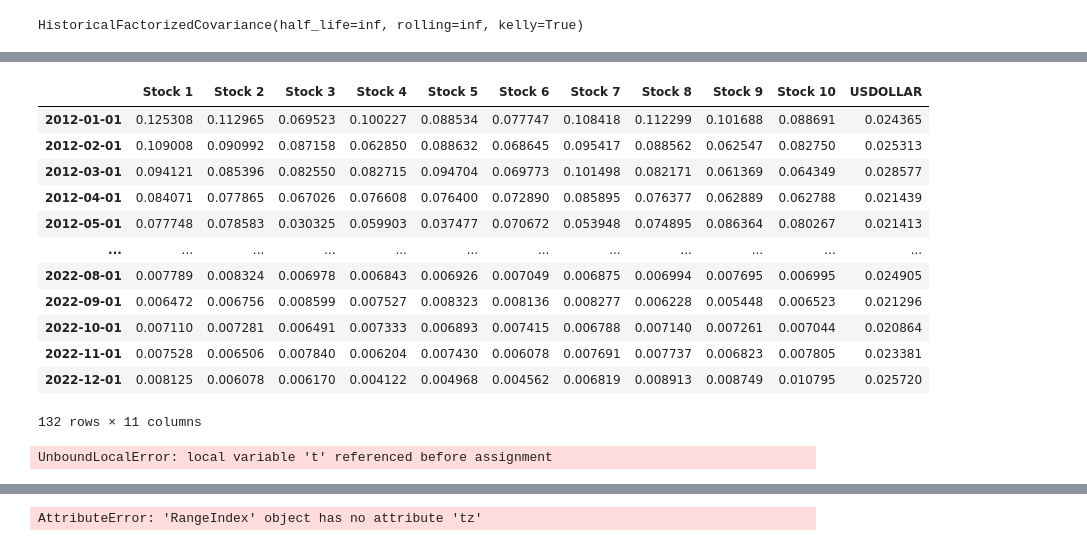
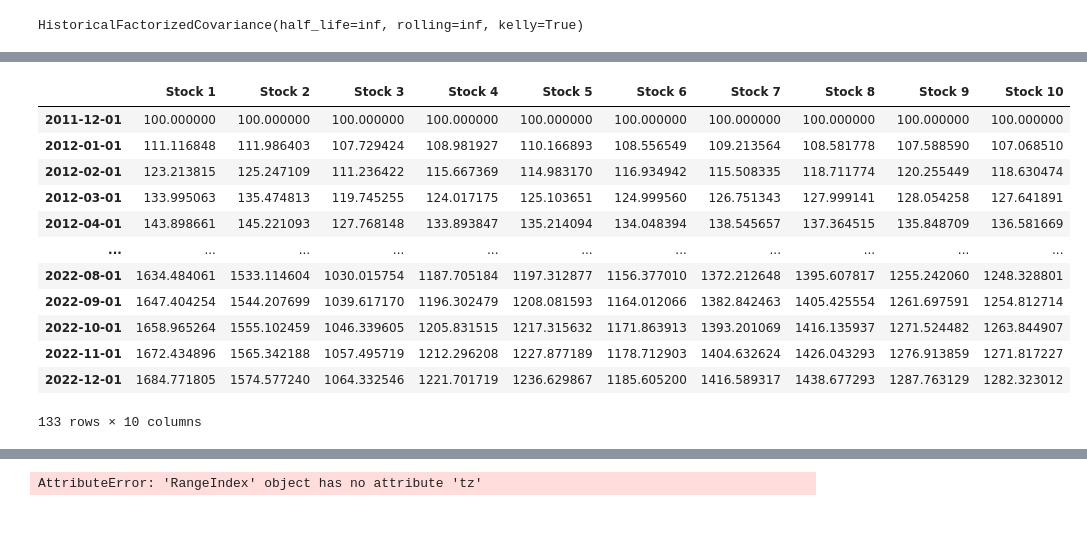
Before and after one commit to thomas-c-suman/ORIE5370Project, a Jupyter notebook: ORIE 5370 Final Project.ipynb, the cells around one changed output, grey strips where cells are left out. Saved outputs shown, nothing was run; the diff lists cells and outputs as text; code cells hidden in the pictures.

```diff
--- a/ORIE 5370 Final Project.ipynb
+++ b/ORIE 5370 Final Project.ipynb
@@ -12,7 +12,7 @@ cvx.forecast.HistoricalFactorizedCovariance()
 # %% [output]
 HistoricalFactorizedCovariance(half_life=inf, rolling=inf, kelly=True)
 # %%
-returns = [[100]*10]
+prices = [[100]*10]
 cov = np.array([[1., 0.19525643, 0.39917748, -0.39418553, -0.00707647, -0.67112039, 0.01641167, 0.51935931, 0.01156094, -0.12535449],
                     [0.19525643, 1., -0.07321996, -0.21788827, -0.18569623, 0.13150835, -0.60040443, -0.53314565, 0.05302451, -0.26636013],
                     [0.39917748, -0.07321996, 1., -0.15891728, 0.67221197, -0.31235951, 0.53347361, -0.0530431, -0.76791062, -0.45707164],
@@ -41,12 +41,14 @@ for i in range(132):
     # cov = cov * np.outer(var, var)
     bm = np.random.normal(0, 1, 10)
 
-    prices = mu*132 + bm @ cov
+    prices_temp = mu*132 + bm @ cov
 
-    returns.append(prices + returns[-1])
+    prices.append((prices_temp + prices[-1]).tolist())
 
 # returns = (np.array(returns[1:]) - np.array(returns[:-1]))/np.array(returns[:-1])
-returns = ((np.array(returns[1:]) - np.array(returns[:-1]))/np.array(returns[:-1])).T.tolist()
+returns = ((np.array(prices[1:]) - np.array(prices[:-1]))/np.array(prices[:-1])).T.tolist()
 returns.append(np.random.uniform(0.02, 0.03, 132))
 returns = np.array(returns)
 returns = returns.T
+prices = np.array(prices)
+volumes = prices*1000000
@@ -79,27 +65,41 @@ ret.index = datetime_list
 
 new_column_names = ['Stock ' + str(i + 1) for i in range(len(ret.columns) - 1)] + ['USDOLLAR']
 ret.columns = new_column_names
+
+
+price = pd.DataFrame(prices)
+volume = pd.DataFrame(volumes)
+
+datetime_list.insert(0, datetime.datetime(2011, 12, 1))
+price.index = datetime_list
+volume.index = datetime_list
+
+new_column_names = ['Stock ' + str(i + 1) for i in range(len(ret.columns) - 1)]
+price.columns = new_column_names
+volume.columns = new_column_names
 # %%
 ret
+price
+# volume
 # %% [output]
-|  | Stock 1 | Stock 2 | Stock 3 | Stock 4 | Stock 5 | Stock 6 | Stock 7 | Stock 8 | Stock 9 | Stock 10 | USDOLLAR |
-| 2012-01-01 | 0.125308 | 0.112965 | 0.069523 | 0.100227 | 0.088534 | 0.077747 | 0.108418 | 0.112299 | 0.101688 | 0.088691 | 0.024365 |
-| 2012-02-01 | 0.109008 | 0.090992 | 0.087158 | 0.062850 | 0.088632 | 0.068645 | 0.095417 | 0.088562 | 0.062547 | 0.082750 | 0.025313 |
-| 2012-03-01 | 0.094121 | 0.085396 | 0.082550 | 0.082715 | 0.094704 | 0.069773 | 0.101498 | 0.082171 | 0.061369 | 0.064349 | 0.028577 |
-| 2012-04-01 | 0.084071 | 0.077865 | 0.067026 | 0.076608 | 0.076400 | 0.072890 | 0.085895 | 0.076377 | 0.062889 | 0.062788 | 0.021439 |
-| 2012-05-01 | 0.077748 | 0.078583 | 0.030325 | 0.059903 | 0.037477 | 0.070672 | 0.053948 | 0.074895 | 0.086364 | 0.080267 | 0.021413 |
-| ... | ... | ... | ... | ... | ... | ... | ... | ... | ... | ... | ... |
-| 2022-08-01 | 0.007789 | 0.008324 | 0.006978 | 0.006843 | 0.006926 | 0.007049 | 0.006875 | 0.006994 | 0.007695 | 0.006995 | 0.024905 |
-| 2022-09-01 | 0.006472 | 0.006756 | 0.008599 | 0.007527 | 0.008323 | 0.008136 | 0.008277 | 0.006228 | 0.005448 | 0.006523 | 0.021296 |
-| 2022-10-01 | 0.007110 | 0.007281 | 0.006491 | 0.007333 | 0.006893 | 0.007415 | 0.006788 | 0.007140 | 0.007261 | 0.007044 | 0.020864 |
-| 2022-11-01 | 0.007528 | 0.006506 | 0.007840 | 0.006204 | 0.007430 | 0.006078 | 0.007691 | 0.007737 | 0.006823 | 0.007805 | 0.023381 |
-| 2022-12-01 | 0.008125 | 0.006078 | 0.006170 | 0.004122 | 0.004968 | 0.004562 | 0.006819 | 0.008913 | 0.008749 | 0.010795 | 0.025720 |
+|  | Stock 1 | Stock 2 | Stock 3 | Stock 4 | Stock 5 | Stock 6 | Stock 7 | Stock 8 | Stock 9 | Stock 10 |
+| 2011-12-01 | 100.000000 | 100.000000 | 100.000000 | 100.000000 | 100.000000 | 100.000000 | 100.000000 | 100.000000 | 100.000000 | 100.000000 |
+| 2012-01-01 | 111.116848 | 111.986403 | 107.729424 | 108.981927 | 110.166893 | 108.556549 | 109.213564 | 108.581778 | 107.588590 | 107.068510 |
+| 2012-02-01 | 123.213815 | 125.247109 | 111.236422 | 115.667369 | 114.983170 | 116.934942 | 115.508335 | 118.711774 | 120.255449 | 118.630474 |
+| 2012-03-01 | 133.995063 | 135.474813 | 119.745255 | 124.017175 | 125.103651 | 124.999560 | 126.751343 | 127.999141 | 128.054258 | 127.641891 |
+| 2012-04-01 | 143.898661 | 145.221093 | 127.768148 | 133.893847 | 135.214094 | 134.048394 | 138.545657 | 137.364515 | 135.848709 | 136.581669 |
+| ... | ... | ... | ... | ... | ... | ... | ... | ... | ... | ... |
+| 2022-08-01 | 1634.484061 | 1533.114604 | 1030.015754 | 1187.705184 | 1197.312877 | 1156.377010 | 1372.212648 | 1395.607817 | 1255.242060 | 1248.328801 |
+| 2022-09-01 | 1647.404254 | 1544.207699 | 1039.617170 | 1196.302479 | 1208.081593 | 1164.012066 | 1382.842463 | 1405.425554 | 1261.697591 | 1254.812714 |
+| 2022-10-01 | 1658.965264 | 1555.102459 | 1046.339605 | 1205.831515 | 1217.315632 | 1171.863913 | 1393.201069 | 1416.135937 | 1271.524482 | 1263.844907 |
+| 2022-11-01 | 1672.434896 | 1565.342188 | 1057.495719 | 1212.296208 | 1227.877189 | 1178.712903 | 1404.632624 | 1426.043293 | 1276.913859 | 1271.817227 |
+| 2022-12-01 | 1684.771805 | 1574.577240 | 1064.332546 | 1221.701719 | 1236.629867 | 1185.605200 | 1416.589317 | 1438.677293 | 1287.763129 | 1282.323012 |
-132 rows × 11 columns
+133 rows × 10 columns
 # %%
 # Historical Data
 
 # Initialize stock market simulator
-simulator = cvx.MarketSimulator(returns = ret)
+simulator = cvx.MarketSimulator(returns = ret, volumes = volume, prices = price)
 
 # Create objective function and constraints to the optimization problem
 
@@ -123,6 +123,4 @@ policy = make_policy(1, 1, constraints)
 # policy = cvx.MultiPeriodOptimization(objective, constraints, planning_horizon=12)
 
 # backtest
-results = simulator.backtest_many([policy, cvx.Uniform()], start_time='2022-12-01', end_time='2023-12-01')
+results = simulator.backtest_many([policy, cvx.Uniform()], start_time='2021-12-01', end_time='2022-12-01')
-# %% [output]
-UnboundLocalError: local variable 't' referenced before assignment
```
Also changed, not shown: parts of 3 cells of this notebook.
